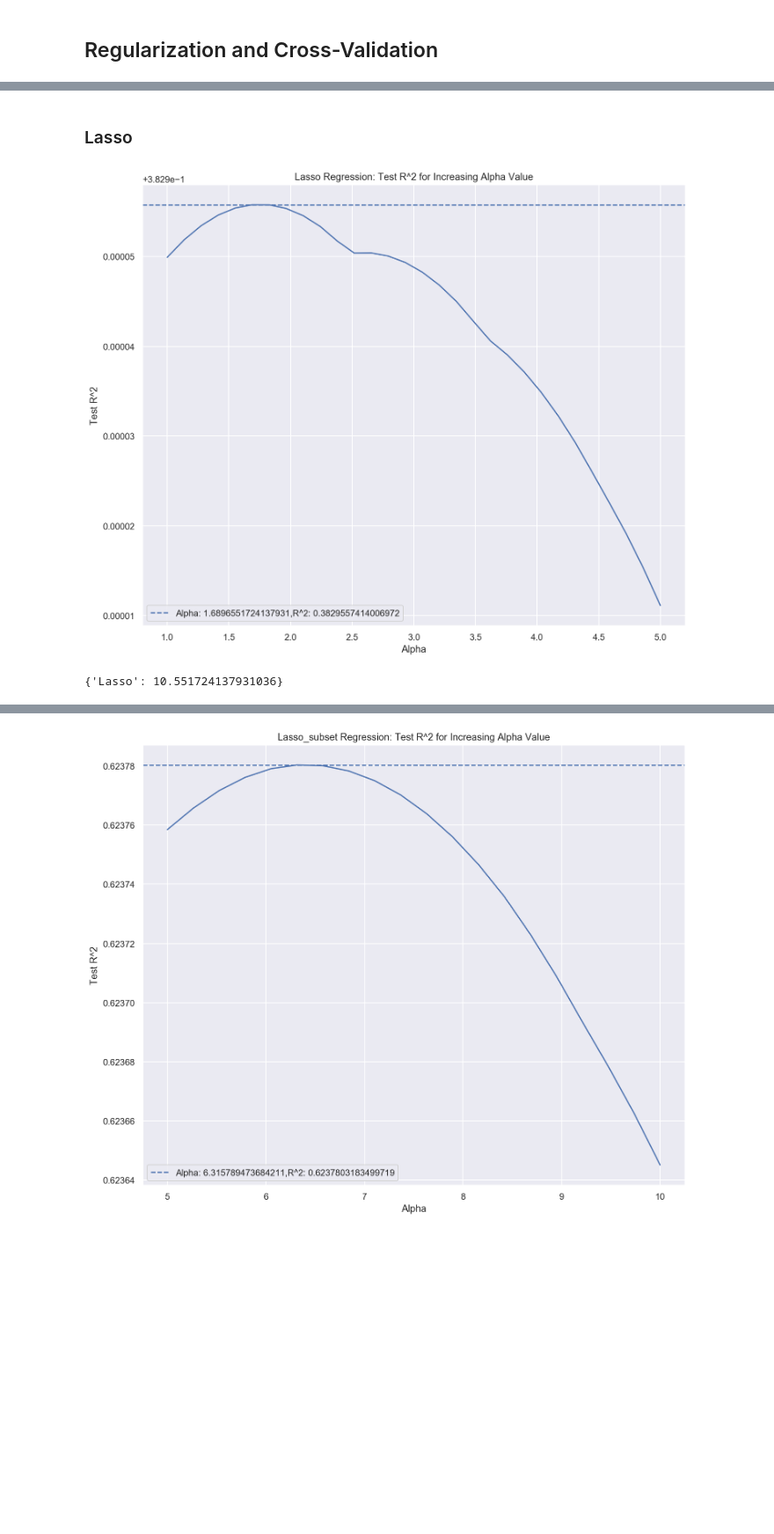
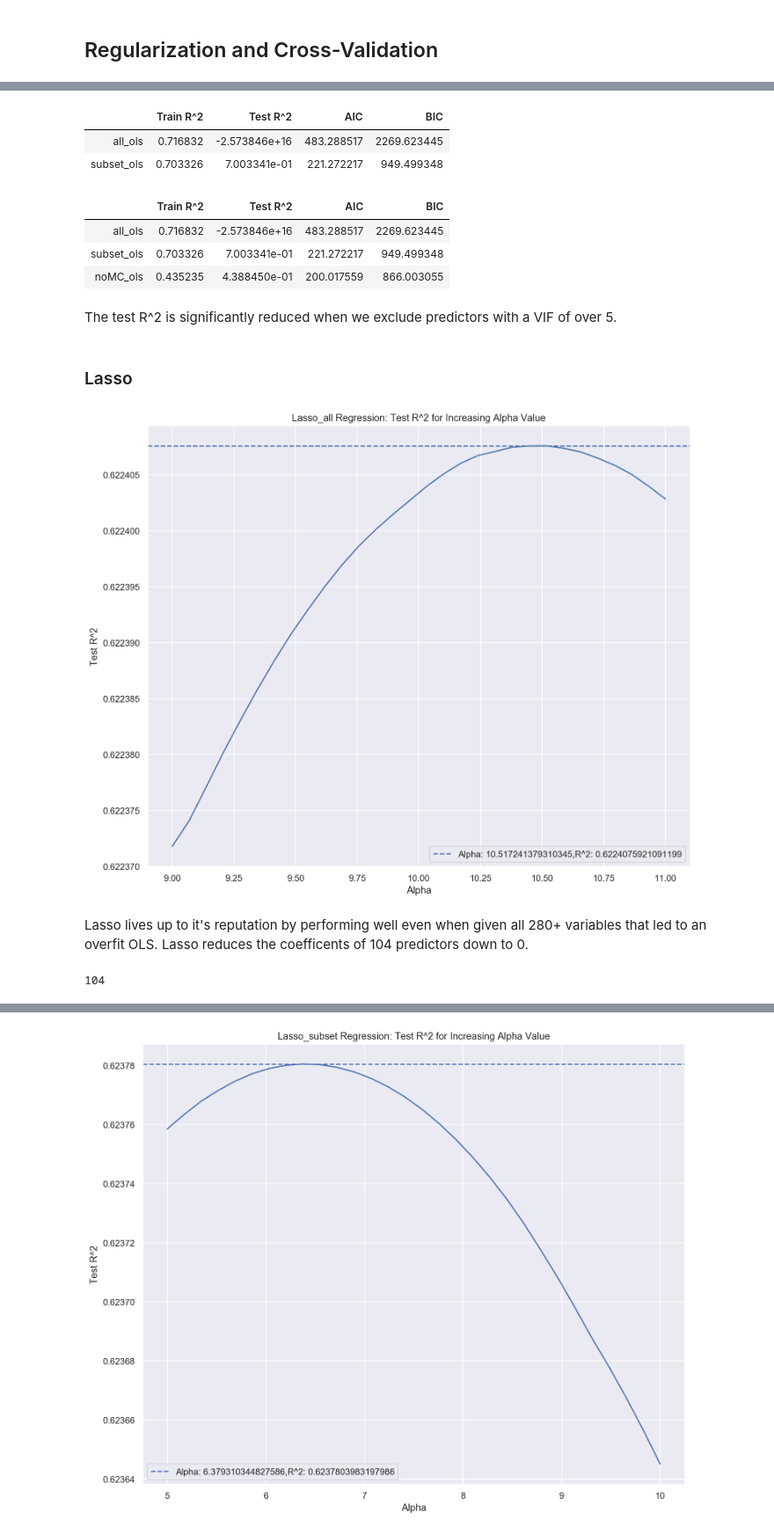
Before and after one commit to KennyMiyasato/developer_salary_predictor, a Jupyter notebook: charlie/charlie_index.ipynb, the cells around one changed output, grey strips where cells are left out. Shown at 88% size. Saved outputs shown, nothing was run; the diff lists cells and outputs as text; code cells hidden in the pictures; blank space fills up the shorter version.

```diff
--- a/charlie/charlie_index.ipynb
+++ b/charlie/charlie_index.ipynb
@@ -95,5 +102,9 @@ plt.legend()
 # %%
 # Check residuals for normality
+sns.set_style('darkgrid')
+sns.set(color_codes=True)
+sns.set(rc={'figure.figsize':(12,10)})
+
 sns.distplot(recursive_outcomes['Residuals'])
 # %% [output]
 <matplotlib.axes._subplots.AxesSubplot at 0x...>
@@ -208,4 +198,21 @@ comparison
 We ran a regression with 294 predictors. Then, we got rid of any predictors that had unacceptably high p-values. We did so recursively. Eliminating those variables decreased our R^2 very slightly. Finally, we log-transformed our outcome variable, and our R^2 went up to 70%. Now, we're going to attempt to train a model using cross-validation and regularization.
 # %% [markdown]
 ## Regularization and Cross-Validation
+# %%
+def aic(y, y_pred, predictors):
+    k = predictors.shape[1]
+    resid = y - y_pred
+    sse = (resid**2).sum()
+    AIC = 2*k - 2*np.log(sse)
+
+    return AIC
+
+def bic(y,y_pred,predictors):
+    k = predictors.shape[1]
+
+    resid = y - y_pred
+    sse = (resid**2).sum()
+    BIC = (k*np.log(len(y))) - 2*np.log(sse)
+
+    return BIC
 # %% [markdown]
@@ -230,7 +277,7 @@ def regularization(x_values,y_values,alpha_val,Model):
     variables = pd.DataFrame(model.coef_,index=x_values.columns,columns=['Coefficients'])
     intercept = pd.DataFrame.from_dict({'Intercept':model.intercept_},orient='index',columns=['Coefficients'])
 
-    performance = {'Train':model.score(X_train,y_train),'Test':model.score(X_test,y_test)}
+    performance = {'Train R^2':model.score(X_train,y_train),'Test R^2':model.score(X_test,y_test)}
 
     # create predictions
     if Model == Lasso:
@@ -244,4 +291,9 @@ def regularization(x_values,y_values,alpha_val,Model):
     outcomes = pd.DataFrame({'Observed':y_test,'Predicted':y_h_test})
     outcomes['Residuals'] = (outcomes['Observed']-outcomes['Predicted'])**2
 
-    return variables.append(intercept),performance, outcomes
+    performance['AIC'] = aic(outcomes['Observed'],outcomes['Predicted'],x_values)
+    performance['BIC'] = bic(outcomes['Observed'],outcomes['Predicted'],x_values)
+
+    performance_df = pd.DataFrame.from_dict(performance,orient='index').transpose()
+
+    return variables.append(intercept),performance_df, outcomes
@@ -254,7 +308,9 @@ def optimal_alpha(start,stop,steps,Model,chart_title,x_values,y_values):
     for i in np.linspace(start,stop,num=steps):
         #print('Alpha: ',i,'Test R^2: ',regularization(Xtemp,Ytemp,i,Lasso)[1]['Test'],sep='\n')
         alpha.append(i)
-        test_R_squared.append(regularization(x_values,y_values,i,Model)[1]['Test'])
+        test_R_squared.append(regularization(x_values,y_values,i,Model)[1]['Test R^2'])
+    #print(type(alpha),type(test_R_squared))
+    test_R_squared = [x[0] for x in test_R_squared]
     sns.lineplot(alpha,test_R_squared)
     plt.xlabel('Alpha')
     plt.ylabel('Test R^2')
@@ -262,4 +318,7 @@ def optimal_alpha(start,stop,steps,Model,chart_title,x_values,y_values):
     plt.axhline(max(test_R_squared),linestyle='--',label='Alpha: {},R^2: {}'.format(alpha[test_R_squared.index(max(test_R_squared))],max(test_R_squared)))
     plt.legend()
 
+    #return alpha[test_R_squared.index(max(test_R_squared))]
+
+    global optimal_alphas
     optimal_alphas[chart_title]=alpha[test_R_squared.index(max(test_R_squared))]
@@ -278,0 +356,8 @@ x_drop
+# %%
+subset_ols_performance.index=['subset_ols']
+model_comparisons = pd.concat([all_ols_performance,subset_ols_performance])
+model_comparisons
+# %% [output]
+|  | Train R^2 | Test R^2 | AIC | BIC |
+| all_ols | 0.716832 | -2.573846e+16 | 483.288517 | 2269.623445 |
+| subset_ols | 0.703326 | 7.003341e-01 | 221.272217 | 949.499348 |
@@ -279,12 +368,19 @@ x_drop
+# %%
+noMC_ols_performance.index=['noMC_ols']
+model_comparisons= model_comparisons.append(noMC_ols_performance)
+model_comparisons
+# %% [output]
+|  | Train R^2 | Test R^2 | AIC | BIC |
+| all_ols | 0.716832 | -2.573846e+16 | 483.288517 | 2269.623445 |
+| subset_ols | 0.703326 | 7.003341e-01 | 221.272217 | 949.499348 |
+| noMC_ols | 0.435235 | 4.388450e-01 | 200.017559 | 866.003055 |
+# %% [markdown]
+The test R^2 is significantly reduced when we exclude predictors with a VIF of over 5.
 # %% [markdown]
 ### Lasso
 # %%
-optimal_alpha(1,5,30,Lasso,'Lasso',X[x_keep],Y)
+optimal_alpha(9,11,30,Lasso,'Lasso_all',X,Y)
 # %% [output]
-[figure, old version]
+[figure, new version]
-# %%
-optimal_alphas
-# %% [output]
-{'Lasso': 10.551724137931036}
 # %%
 # run the lasso regression using the optimal alpha value that we found.
@@ -292,2 +388,10 @@ lasso_variables,lasso_performance,lasso_outcomes = regularization(X,Y,optimal_al
+# %% [markdown]
+Lasso lives up to it's reputation by performing well even when given all 280+ variables that led to an overfit OLS. Lasso reduces the coefficents of 104 predictors down to 0.
+# %%
+# variables that the Lasso regression discarded
+lasso_removed = all_lasso_variables[all_lasso_variables['Coefficients']==0].index.tolist()
+len(lasso_removed)
+# %% [output]
+104
 # %%
 # R^2 values for training and test data
```
Also changed, not shown: parts of 115 cells of this notebook.
